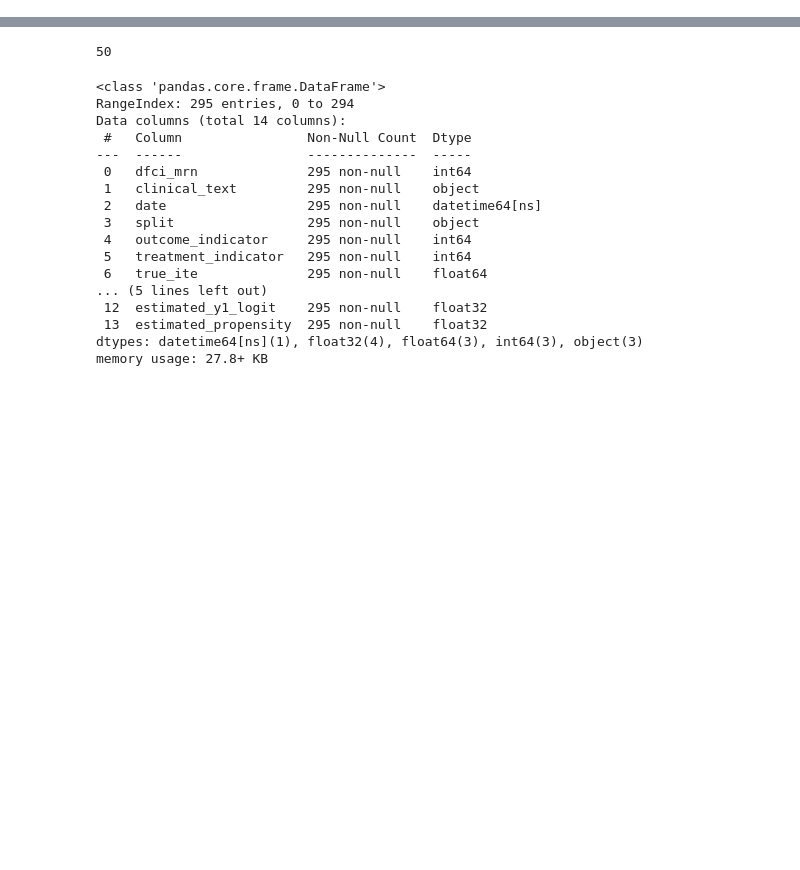
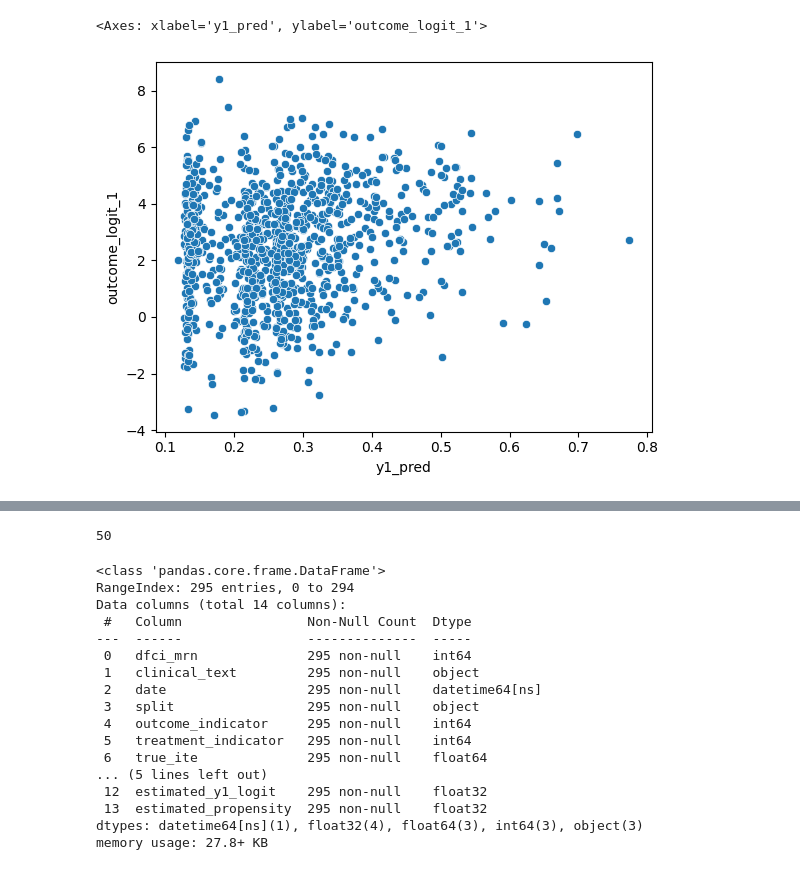
Before and after one commit to kenlkehl/causal-dragonnet-text, a Jupyter notebook: analyze_experiment_results.ipynb, the cells around one changed output, grey strips where cells are left out. Saved outputs shown, nothing was run; the diff lists cells and outputs as text; code cells hidden in the pictures; blank space fills up the shorter version.

```diff
--- a/analyze_experiment_results.ipynb
+++ b/analyze_experiment_results.ipynb
@@ -73,3 +57,8 @@ roc_auc_score(temp.treatment_indicator, temp.propensity_pred)
+# %%
+sns.scatterplot(x=temp.y1_pred, y=temp.outcome_logit_1)
+# %% [output]
+<Axes: xlabel='y1_pred', ylabel='outcome_logit_1'>
+[figure, added]
 # %%
 print(temp.clinical_text.sample(n=1).iloc[0])
 # %% [output]
```
Also changed, not shown: parts of 8 cells of this notebook, 10 other files.
